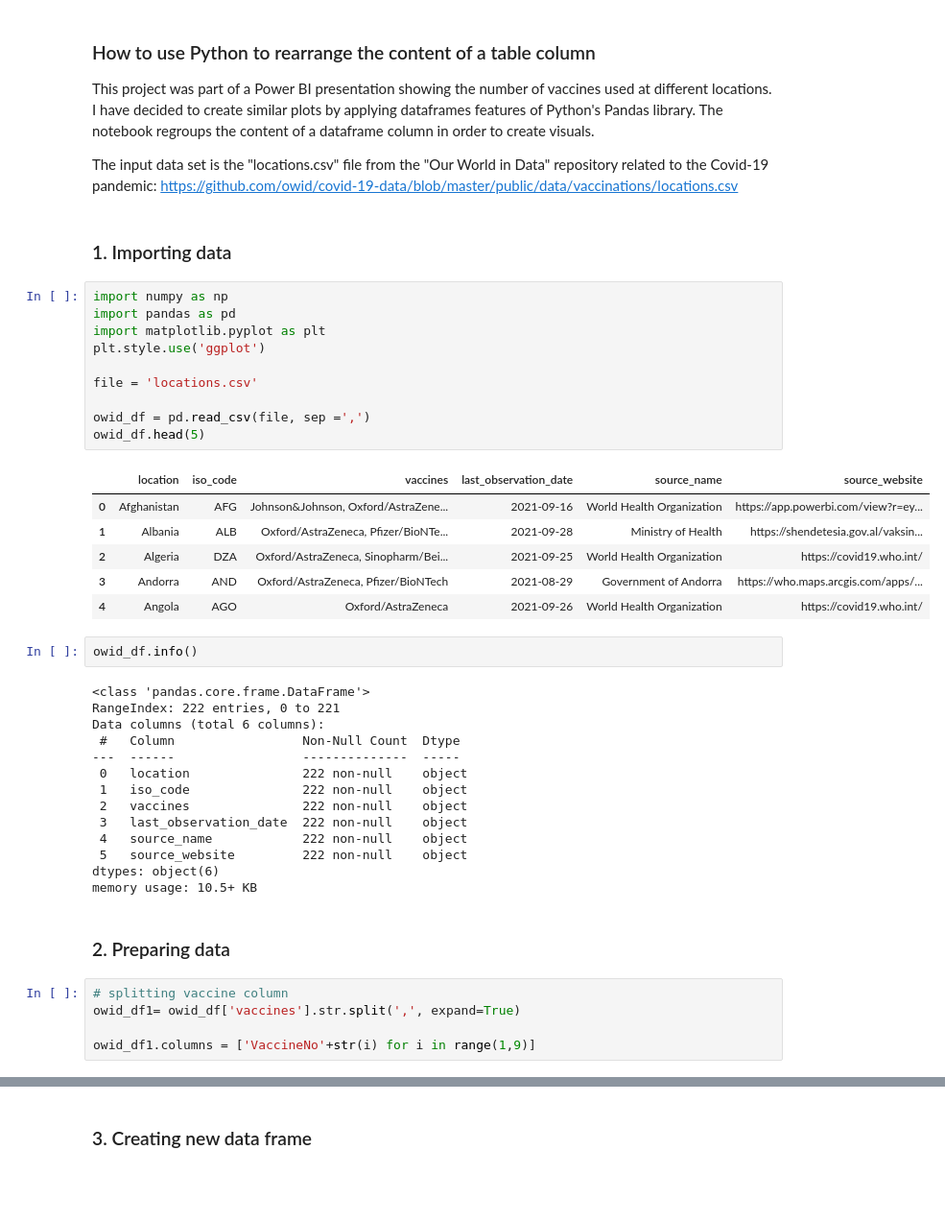
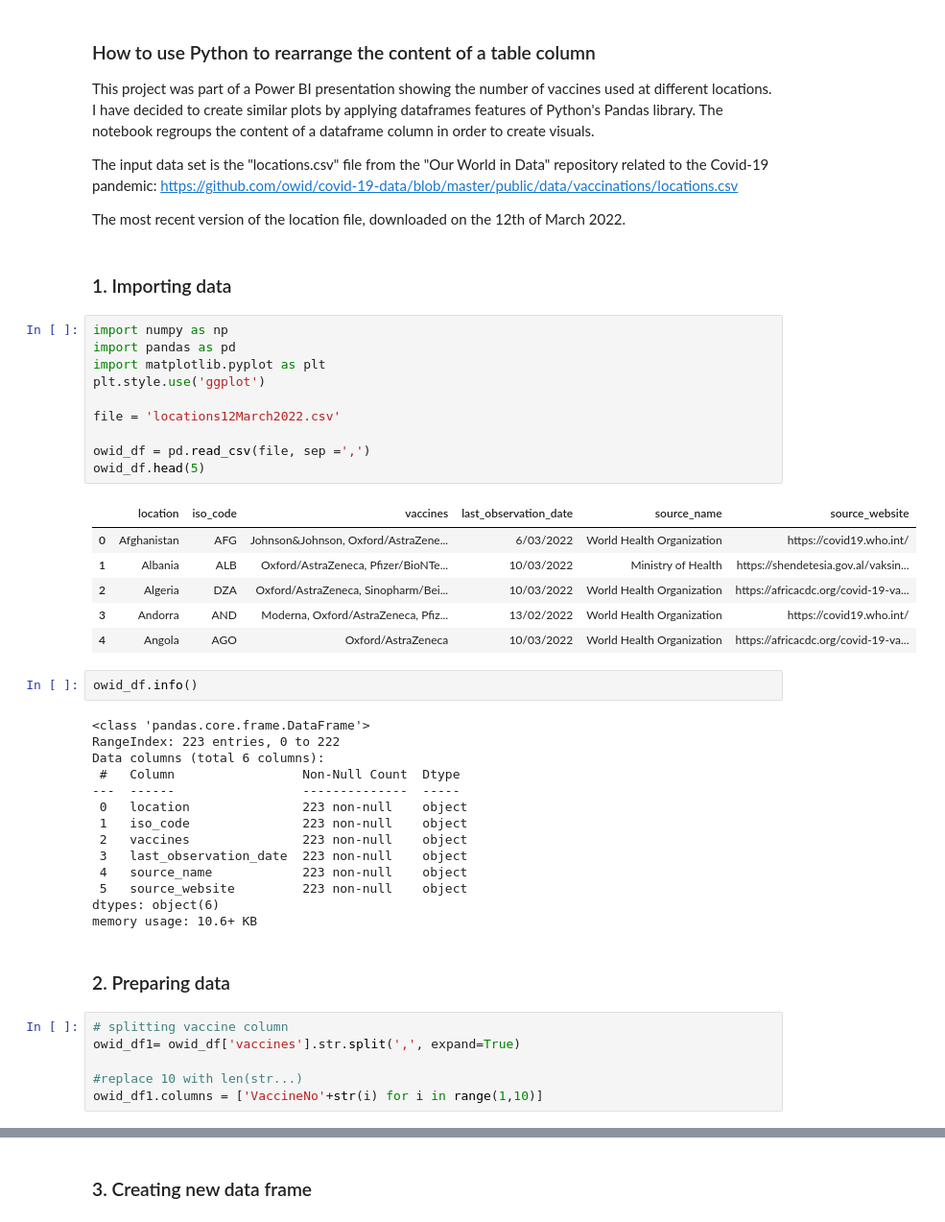
Before and after one commit to lilianasku/Other-Python-scripts, a Jupyter notebook: owid - locations.ipynb, the cells around one changed output, grey strips where cells are left out. Shown at 96% size. Drawn from its saved outputs; the diff is of its cells as text; blank space fills up the shorter version.

```diff
--- a/owid - locations.ipynb
+++ b/owid - locations.ipynb
@@ -4,48 +4,51 @@
 This project was part of a Power BI presentation showing the number of vaccines used at different locations. I have decided to create similar plots by applying dataframes features of Python's Pandas library. The notebook regroups the content of a dataframe column in order to create visuals.
 
 The input data set is the "locations.csv" file  from the "Our World in Data" repository related to the Covid-19 pandemic:  https://github.com/owid/covid-19-data/blob/master/public/data/vaccinations/locations.csv
+
+The most recent version of the location file, downloaded on the 12th of March 2022.
 # %% [markdown]
 ### 1. Importing  data
 # %%
 import numpy as np
 import pandas as pd
 import matplotlib.pyplot as plt
 plt.style.use('ggplot')
 
-file = 'locations.csv'
+file = 'locations12March2022.csv'
 
 owid_df = pd.read_csv(file, sep =',')
 owid_df.head(5)
 # %% [output]
 |  | location | iso_code | vaccines | last_observation_date | source_name | source_website |
-| 0 | Afghanistan | AFG | Johnson&Johnson, Oxford/AstraZene... | 2021-09-16 | World Health Organization | https://app.powerbi.com/view?r=ey... |
-| 1 | Albania | ALB | Oxford/AstraZeneca, Pfizer/BioNTe... | 2021-09-28 | Ministry of Health | https://shendetesia.gov.al/vaksin... |
-| 2 | Algeria | DZA | Oxford/AstraZeneca, Sinopharm/Bei... | 2021-09-25 | World Health Organization | https://covid19.who.int/ |
-| 3 | Andorra | AND | Oxford/AstraZeneca, Pfizer/BioNTech | 2021-08-29 | Government of Andorra | https://who.maps.arcgis.com/apps/... |
-| 4 | Angola | AGO | Oxford/AstraZeneca | 2021-09-26 | World Health Organization | https://covid19.who.int/ |
+| 0 | Afghanistan | AFG | Johnson&Johnson, Oxford/AstraZene... | 6/03/2022 | World Health Organization | https://covid19.who.int/ |
+| 1 | Albania | ALB | Oxford/AstraZeneca, Pfizer/BioNTe... | 10/03/2022 | Ministry of Health | https://shendetesia.gov.al/vaksin... |
+| 2 | Algeria | DZA | Oxford/AstraZeneca, Sinopharm/Bei... | 10/03/2022 | World Health Organization | https://africacdc.org/covid-19-va... |
+| 3 | Andorra | AND | Moderna, Oxford/AstraZeneca, Pfiz... | 13/02/2022 | World Health Organization | https://covid19.who.int/ |
+| 4 | Angola | AGO | Oxford/AstraZeneca | 10/03/2022 | World Health Organization | https://africacdc.org/covid-19-va... |
 # %%
 owid_df.info()
 # %% [output]
 <class 'pandas.core.frame.DataFrame'>
-RangeIndex: 222 entries, 0 to 221
+RangeIndex: 223 entries, 0 to 222
 Data columns (total 6 columns):
  #   Column                 Non-Null Count  Dtype
 ---  ------                 --------------  -----
- 0   location               222 non-null    object
- 1   iso_code               222 non-null    object
- 2   vaccines               222 non-null    object
- 3   last_observation_date  222 non-null    object
- 4   source_name            222 non-null    object
- 5   source_website         222 non-null    object
+ 0   location               223 non-null    object
+ 1   iso_code               223 non-null    object
+ 2   vaccines               223 non-null    object
+ 3   last_observation_date  223 non-null    object
+ 4   source_name            223 non-null    object
+ 5   source_website         223 non-null    object
 dtypes: object(6)
-memory usage: 10.5+ KB
+memory usage: 10.6+ KB
 # %% [markdown]
 ### 2. Preparing data
 # %%
 # splitting vaccine column
 owid_df1= owid_df['vaccines'].str.split(',', expand=True)
 
-owid_df1.columns = ['VaccineNo'+str(i) for i in range(1,9)]
+#replace 10 with len(str...)
+owid_df1.columns = ['VaccineNo'+str(i) for i in range(1,10)]
 # %%
 #creating column names
 vaccine_df = pd.concat([owid_df, owid_df1], axis=1)
```
Also changed, not shown: parts of 7 cells of this notebook.
